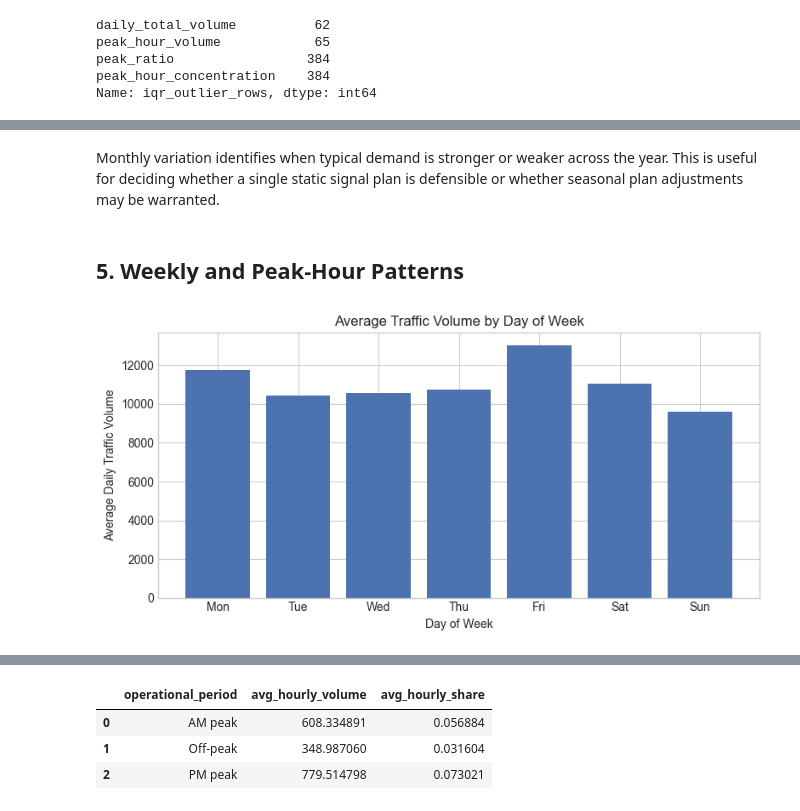
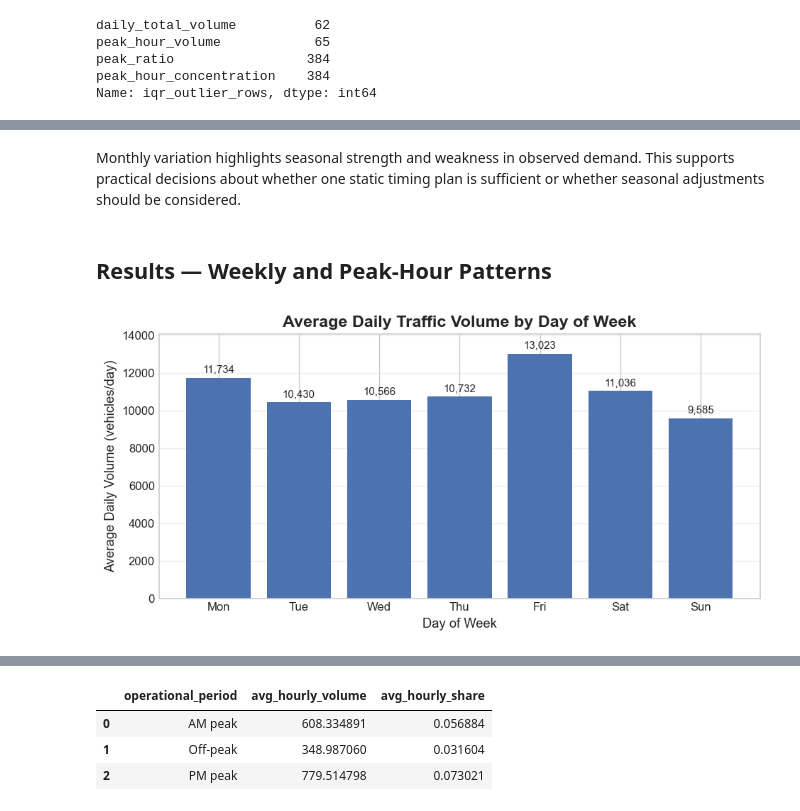
Before and after one commit to manavparikh19/unfc-capstone-traffic-forecasting, a Jupyter notebook: notebooks/03_eda_traffic_data.ipynb, the cells around one changed output, grey strips where cells are left out. Saved outputs shown, nothing was run; the diff lists cells and outputs as text; code cells hidden in the pictures.

```diff
--- a/notebooks/03_eda_traffic_data.ipynb
+++ b/notebooks/03_eda_traffic_data.ipynb
@@ -14,6 +20,7 @@ from pathlib import Path
 import numpy as np
 import pandas as pd
 import matplotlib.pyplot as plt
+import matplotlib.ticker as mticker
 
 pd.set_option("display.max_columns", None)
 plt.style.use("seaborn-v0_8-whitegrid")
@@ -41,6 +48,17 @@ print(f"Loaded daily dataset: {daily_path}")
 print(f"Loaded hourly dataset: {hourly_path}")
 print(f"daily_df.shape: {daily_df.shape[0]} rows x {daily_df.shape[1]} columns")
 print(f"hourly_df.shape: {hourly_df.shape[0]} rows x {hourly_df.shape[1]} columns")
+
+plt.style.use("seaborn-v0_8-whitegrid")
+plt.rcParams.update({
+    "figure.figsize": (12, 5),
+    "figure.dpi": 120,
+    "axes.titlesize": 14,
+    "axes.labelsize": 11,
+    "xtick.labelsize": 10,
+    "ytick.labelsize": 10,
+    "legend.fontsize": 10,
+})
 # %% [output]
 Loaded daily dataset: /Users/manavparikh/Documents/GitHub/unfc-capstone-traffic-forecasting/data/processed/modeling_dataset_2015_2019.csv
 Loaded hourly dataset: /Users/manavparikh/Documents/GitHub/unfc-capstone-traffic-forecasting/data/processed/traffic_signal_hourly_dataset_2015_2019.csv
@@ -174,29 +278,48 @@ plt.show()
 # %% [markdown]
-Monthly variation identifies when typical demand is stronger or weaker across the year. This is useful for deciding whether a single static signal plan is defensible or whether seasonal plan adjustments may be warranted.
+Monthly variation highlights seasonal strength and weakness in observed demand. This supports practical decisions about whether one static timing plan is sufficient or whether seasonal adjustments should be considered.
 # %% [markdown]
-## 5. Weekly and Peak-Hour Patterns
+## Results — Weekly and Peak-Hour Patterns
 # %%
 dow_src = daily_df.dropna(subset=["day_of_week", "daily_total_volume"]).copy()
 dow_src["day_of_week"] = pd.to_numeric(dow_src["day_of_week"], errors="coerce")
 
 dow = (
     dow_src.dropna(subset=["day_of_week"])
     .groupby("day_of_week", as_index=False)
     .agg(daily_total_volume=("daily_total_volume", "mean"))
     .sort_values(by="day_of_week")
     .reset_index(drop=True)
 )
 
 dow["day_of_week"] = dow["day_of_week"].astype(int)
 name_map = {0: "Mon", 1: "Tue", 2: "Wed", 3: "Thu", 4: "Fri", 5: "Sat", 6: "Sun"}
 dow["day_name"] = dow["day_of_week"].map(name_map)
 
 plt.figure(figsize=(8, 4))
-plt.bar(dow["day_name"], dow["daily_total_volume"], color="#4C72B0")
-plt.title("Average Traffic Volume by Day of Week")
+bars = plt.bar(dow["day_name"], dow["daily_total_volume"], color="#4C72B0")
+plt.title("Average Daily Traffic Volume by Day of Week", fontsize=14, fontweight="bold")
 plt.xlabel("Day of Week")
-plt.ylabel("Average Daily Traffic Volume")
+plt.ylabel("Average Daily Volume (vehicles/day)")
+plt.grid(alpha=0.3, axis="y")
+
+# Add headroom so bar labels don't touch the plot boundary
+ax = plt.gca()
+y_max = dow["daily_total_volume"].max() * 1.08
+ax.set_ylim(0, y_max)
+
+# Annotate bar values for easier reading
+for bar in bars:
+    height = bar.get_height()
+    plt.text(
+        bar.get_x() + bar.get_width() / 2,
+        height + (y_max * 0.01),
+        f"{int(round(height)):,}",
+        ha="center",
+        va="bottom",
+        fontsize=9,
+    )
+
 plt.tight_layout()
 plt.show()
 # %% [output]
-[figure, old version]
+[figure, new version]
```
Also changed, not shown: parts of 30 cells of this notebook, 37 other files.
